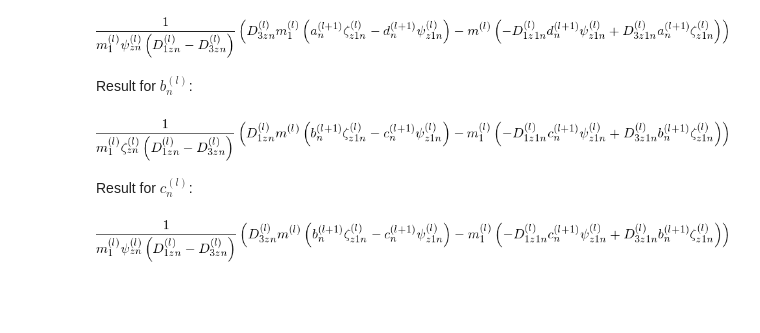
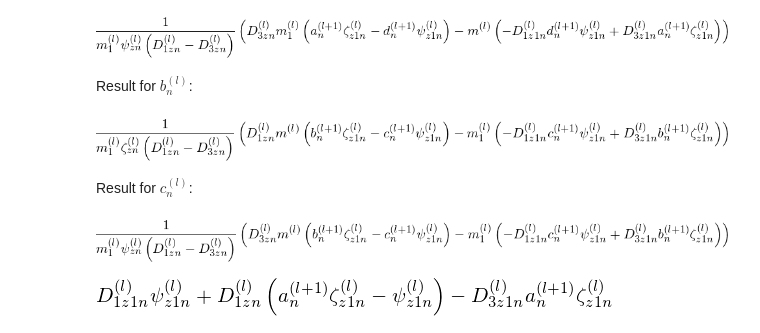
Before and after one commit to ovidiopr/scattnlay, a Jupyter notebook: doc/EvalField.ipynb, the cells around one changed output. Cells and saved outputs as stored; diff of their text form; code cells hidden in the pictures; blank space fills up the shorter version.

```diff
--- a/doc/EvalField.ipynb
+++ b/doc/EvalField.ipynb
@@ -322,3 +322,11 @@ Result for  $b^{(l)}_n$:
 [figure]
 Result for  $c^{(l)}_n$:
 [figure]
+# %%
+single = all_eq[0]
+single = single * m__l_1*zeta__l_zn*(D__l_1zn-D__l_3zn)
+single = simplify(single.replace(d__lp1_n, 1).replace(m__l_1, 1).replace(m__l, 1))
+
+display(single)
+# %% [output]
+[figure, added]
```
Also changed, not shown: 2 other files.
